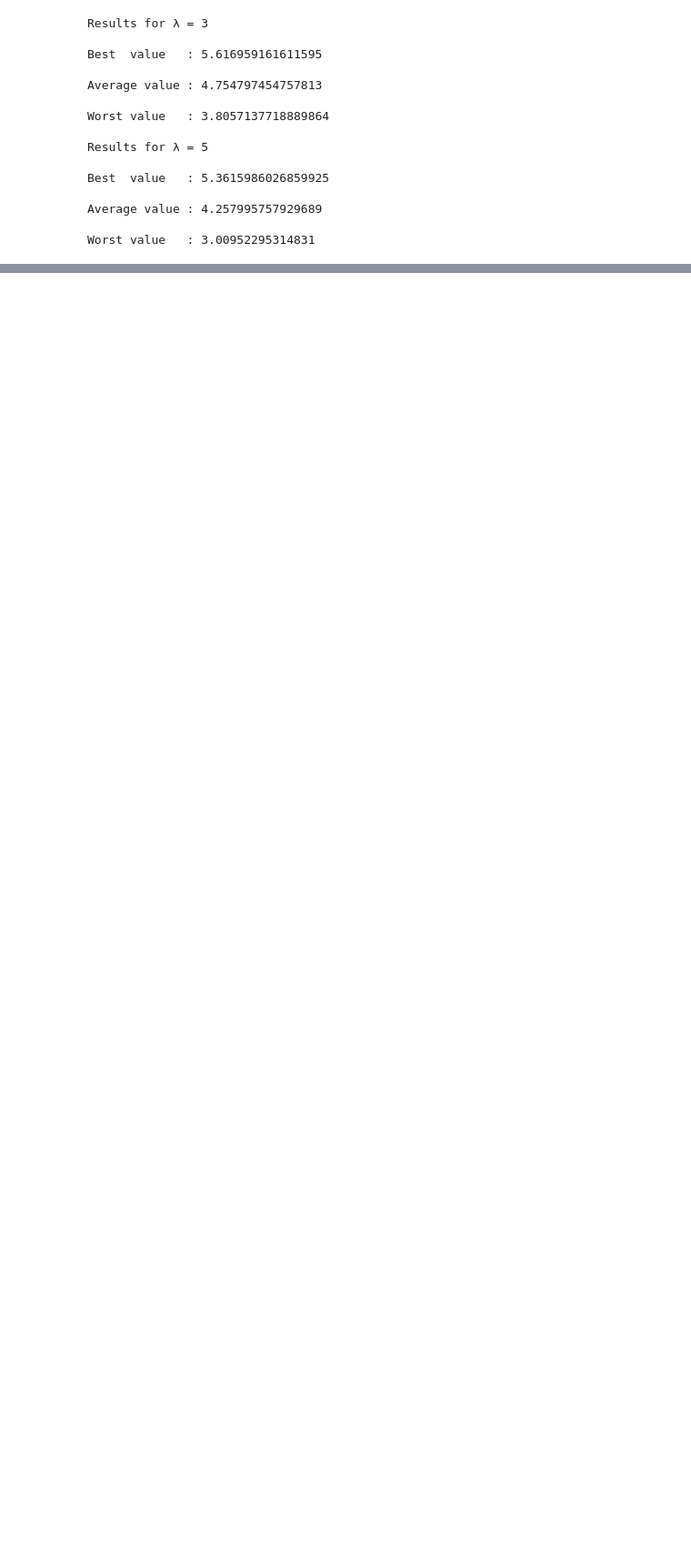
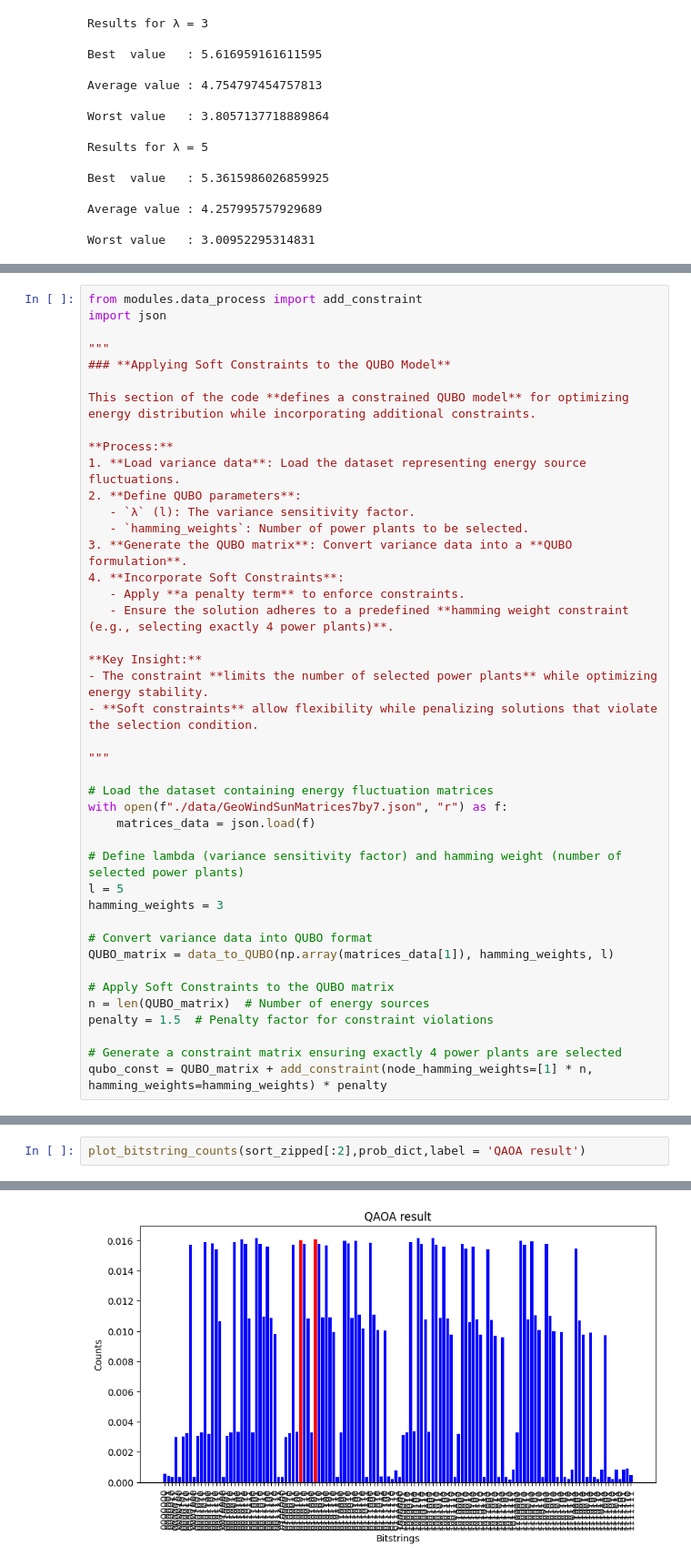
Before and after one commit to pop756/Pasqal_chanllenge, a Jupyter notebook: Results.ipynb, the cells around one changed output, grey strips where cells are left out. Shown: that part at 91% size. Drawn from its saved outputs; the diff is of its cells as text; blank space fills up the shorter version.

```diff
--- a/Results.ipynb
+++ b/Results.ipynb
@@ -724,0 +297,42 @@ constraint pass prob : 0.9756370440652281
+# %%
+from modules.data_process import add_constraint
+import json
+
+"""
+### **Applying Soft Constraints to the QUBO Model**
+
+This section of the code **defines a constrained QUBO model** for optimizing energy distribution while incorporating additional constraints.
+
+**Process:**
+1. **Load variance data**: Load the dataset representing energy source fluctuations.
+2. **Define QUBO parameters**:
+   - `λ` (l): The variance sensitivity factor.
+   - `hamming_weights`: Number of power plants to be selected.
+3. **Generate the QUBO matrix**: Convert variance data into a **QUBO formulation**.
+4. **Incorporate Soft Constraints**:
+   - Apply **a penalty term** to enforce constraints.
+   - Ensure the solution adheres to a predefined **hamming weight constraint (e.g., selecting exactly 4 power plants)**.
+
+**Key Insight:**
+- The constraint **limits the number of selected power plants** while optimizing energy stability.
+- **Soft constraints** allow flexibility while penalizing solutions that violate the selection condition.
+
+"""
+
+# Load the dataset containing energy fluctuation matrices
+with open(f"./data/GeoWindSunMatrices7by7.json", "r") as f:
+    matrices_data = json.load(f)
+
+# Define lambda (variance sensitivity factor) and hamming weight (number of selected power plants)
+l = 5
+hamming_weights = 3
+
+# Convert variance data into QUBO format
+QUBO_matrix = data_to_QUBO(np.array(matrices_data[1]), hamming_weights, l)
+
+# Apply Soft Constraints to the QUBO matrix
+n = len(QUBO_matrix)  # Number of energy sources
+penalty = 1.5  # Penalty factor for constraint violations
+
+# Generate a constraint matrix ensuring exactly 4 power plants are selected
+qubo_const = QUBO_matrix + add_constraint(node_hamming_weights=[1] * n, hamming_weights=hamming_weights) * penalty
@@ -724,0 +585,3 @@ constraint pass prob : 0.9756370440652281
+# %%
+plot_bitstring_counts(sort_zipped[:2],prob_dict,label = 'QAOA result')
+# %% [output]
@@ -724,0 +589 @@ constraint pass prob : 0.9756370440652281
+[figure, added]
```
Also changed, not shown: parts of 40 cells of this notebook, 9 other files.
